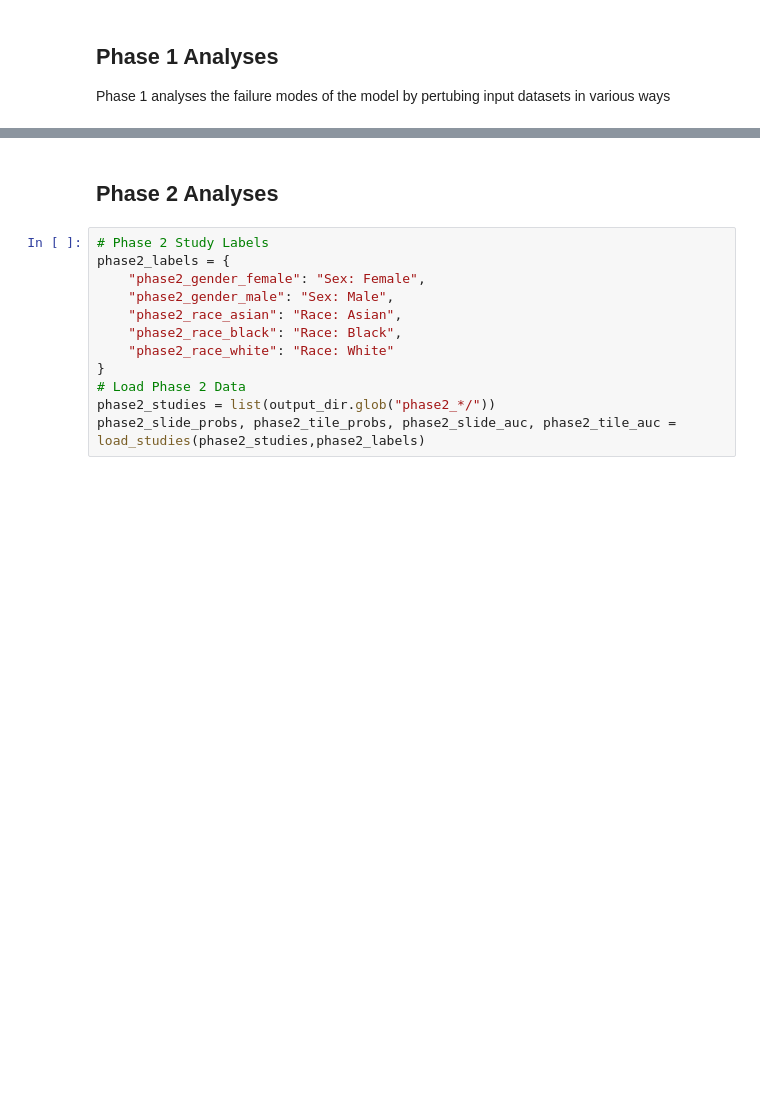
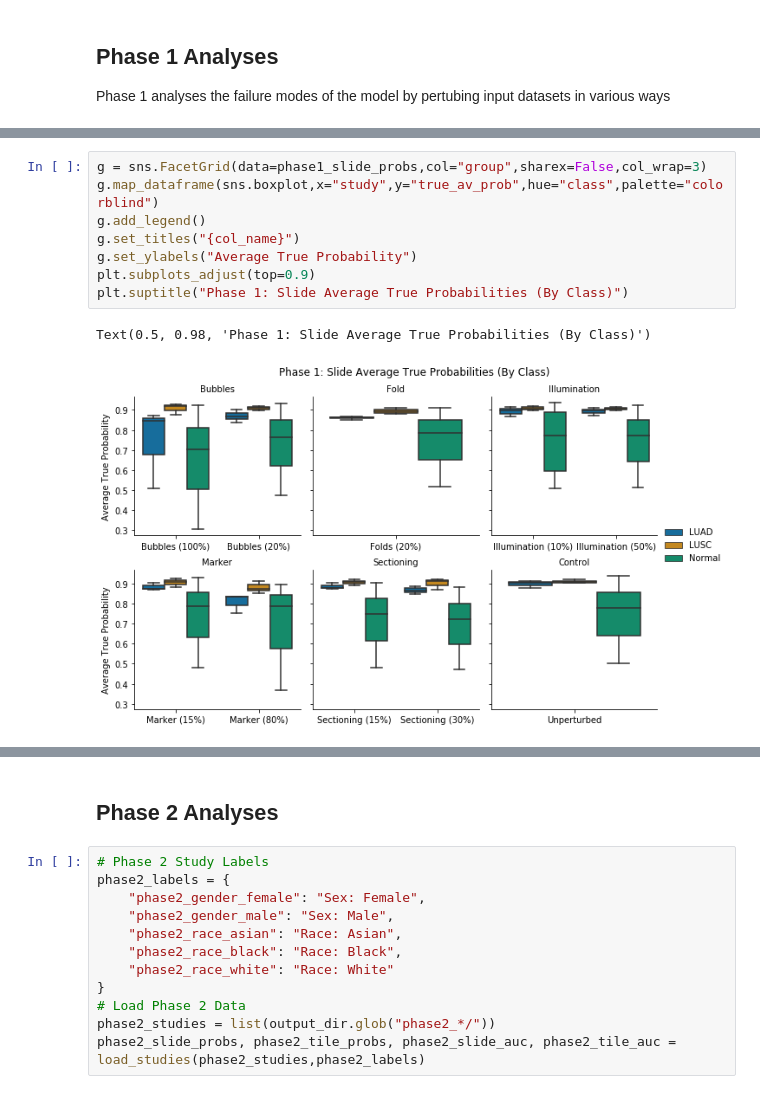
Before and after one commit to Systems-Imaging-Bioinformatics-Lab/histopath_failure_modes, a Jupyter notebook: Results.ipynb, the cells around one changed output, grey strips where cells are left out. Saved outputs shown, nothing was run; the diff lists cells and outputs as text; blank space fills up the shorter version.

```diff
--- a/Results.ipynb
+++ b/Results.ipynb
@@ -186,0 +81,11 @@ AxesSubplot(0.125,0.125;0.775x0.755)
+# %%
+g = sns.FacetGrid(data=phase1_slide_probs,col="group",sharex=False,col_wrap=3)
+g.map_dataframe(sns.boxplot,x="study",y="true_av_prob",hue="class",palette="colorblind")
+g.add_legend()
+g.set_titles("{col_name}")
+g.set_ylabels("Average True Probability")
+plt.subplots_adjust(top=0.9)
+plt.suptitle("Phase 1: Slide Average True Probabilities (By Class)")
+# %% [output]
+Text(0.5, 0.98, 'Phase 1: Slide Average True Probabilities (By Class)')
+[figure, added]
```
Also changed, not shown: parts of 10 cells of this notebook.
